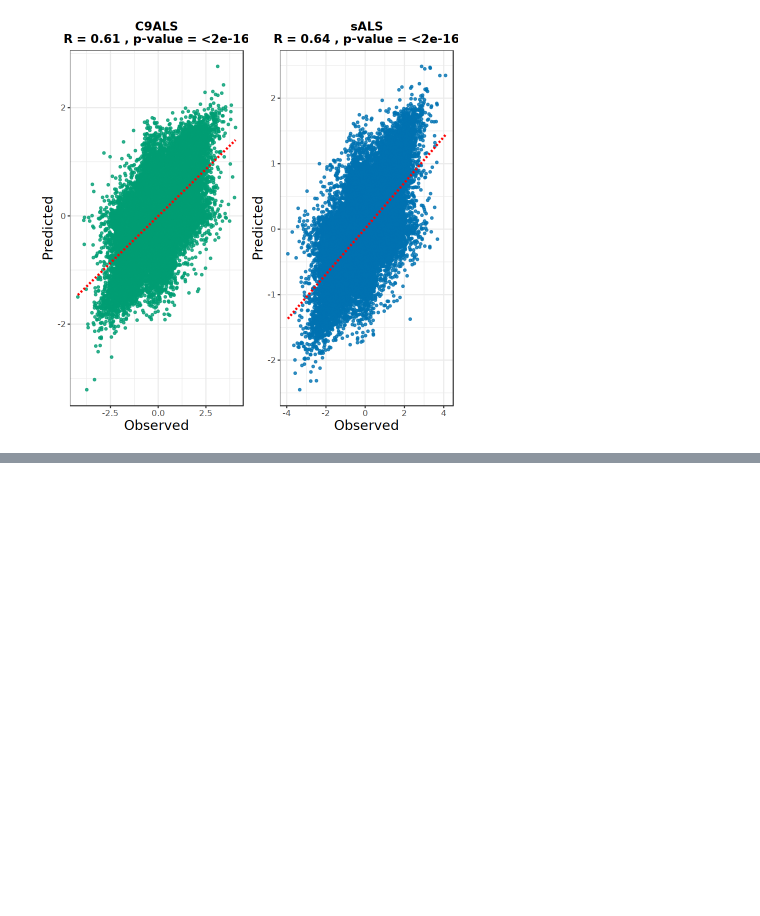
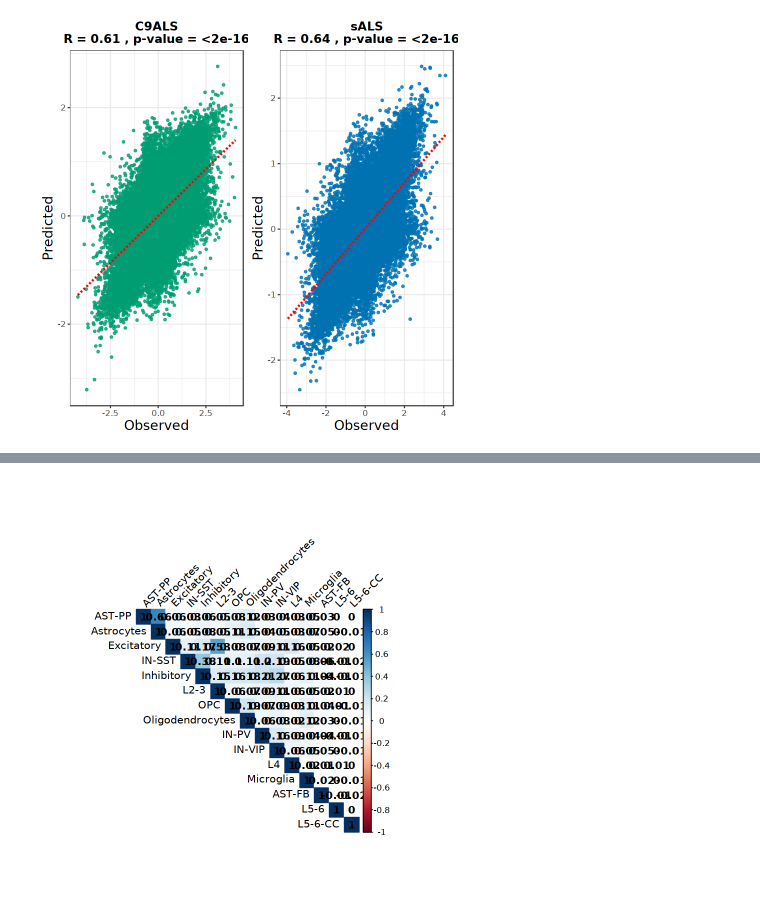
Before and after one commit to AidenSb/APA, a Jupyter notebook: For_DL_model/Model_performance_plots.ipynb, the cells around one changed output, grey strips where cells are left out. Saved outputs shown, nothing was run; the diff lists cells and outputs as text; code cells hidden in the pictures; blank space fills up the shorter version.

```diff
--- a/For_DL_model/Model_performance_plots.ipynb
+++ b/For_DL_model/Model_performance_plots.ipynb
@@ -101,0 +150,25 @@ ggsave("/data1/APA/Paul_ALS_Data/bams_in/subscelltype_bamfiles/Mapper_outs/resul
+# %%
+library(dplyr)
+library(reshape2)
+library(ggplot2)
+library(corrplot)
+
+# Assume c9meta and sAmeta are your dataframes
+all_celltypes <- c9_meta
+
+# Create a zero matrix
+meta_matrix <- matrix(0, nrow = length(unique(all_celltypes$switch_id)),
+                      ncol = length(unique(all_celltypes$celltype)))
+rownames(meta_matrix) <- unique(all_celltypes$switch_id)
+colnames(meta_matrix) <- unique(all_celltypes$celltype)
+
+# Fill the matrix
+for (celltype in unique(all_celltypes$celltype)){
+  switch_ids <- all_celltypes[all_celltypes$celltype == celltype, "switch_id"]
+  APA_lfc <- all_celltypes[all_celltypes$celltype == celltype, "APA_lfc"]
+  meta_matrix[switch_ids, celltype] <- APA_lfc
+}
+
+# Convert the matrix to a dataframe
+c9meta_df <- as.data.frame(meta_matrix)
+head(c9meta_df)
@@ -101,0 +185,15 @@ ggsave("/data1/APA/Paul_ALS_Data/bams_in/subscelltype_bamfiles/Mapper_outs/resul
+# %%
+# Calculate correlation matrix and add a 'model_performance' column
+corr <- cor(c9meta_df, use = "complete.obs")  # calculate correlations
+corr <- as.matrix(corr)  # convert to matrix (required by corrplot)
+corr <- rbind(corr, rep(0, ncol(corr)))  # add a row of zeros
+# rownames(corr)[nrow(corr)] <- 'model_performance'  # rename the last row
+
+# Update model performance values
+# corr['model_performance', names(celltype_performances)] <- celltype_performances
+
+# Create a heatmap
+corrplot(corr, method="color", type="upper", addCoef.col = "black",
+         tl.col="black", tl.srt=45)
+# %% [output]
+[figure, added]
```
Also changed, not shown: parts of 4 cells of this notebook, 1 other file.
